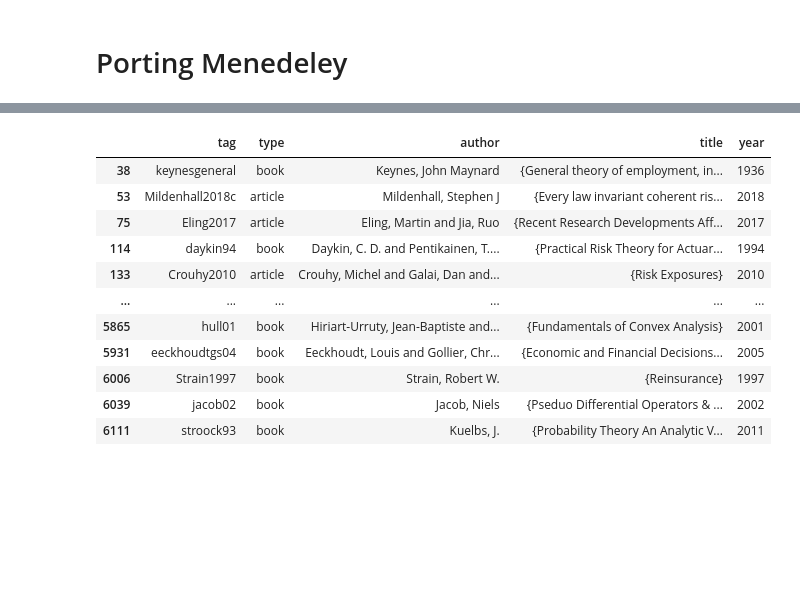
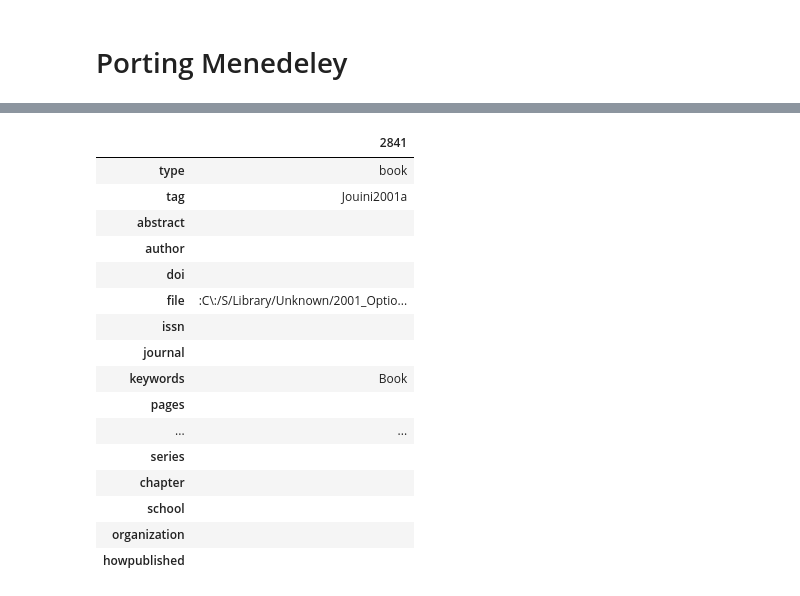
Before and after one commit to mynl/archivum_project, a Jupyter notebook: temp/Bibtex-to-df-and-tidy.ipynb, the cells around one changed output, grey strips where cells are left out. Saved outputs shown, nothing was run; the diff lists cells and outputs as text; code cells hidden in the pictures; blank space fills up the shorter version.

```diff
--- a/temp/Bibtex-to-df-and-tidy.ipynb
+++ b/temp/Bibtex-to-df-and-tidy.ipynb
@@ -105,4 +107,4 @@ for f in b.contents().column:
 # %% [markdown]
 # Porting Menedeley
 # %%
-b = sc.Bib2df(p, False)
+b = sc.Bib2df(p, True)
@@ -118,15 +184,20 @@ time: 0 ns (started: 2025-05-21 09:43:46 +01:00)
 # %%
-b.df.loc[b.df.file.isna(), base_cols]
+b.df.loc[[2841]].T
 # %% [output]
-|  | tag | type | author | title | year |
-| 38 | keynesgeneral | book | Keynes, John Maynard | {General theory of employment, in... | 1936 |
-| 53 | Mildenhall2018c | article | Mildenhall, Stephen J | {Every law invariant coherent ris... | 2018 |
-| 75 | Eling2017 | article | Eling, Martin and Jia, Ruo | {Recent Research Developments Aff... | 2017 |
-| 114 | daykin94 | book | Daykin, C. D. and Pentikainen, T.... | {Practical Risk Theory for Actuar... | 1994 |
-| 133 | Crouhy2010 | article | Crouhy, Michel and Galai, Dan and... | {Risk Exposures} | 2010 |
-| ... | ... | ... | ... | ... | ... |
-| 5865 | hull01 | book | Hiriart-Urruty, Jean-Baptiste and... | {Fundamentals of Convex Analysis} | 2001 |
-| 5931 | eeckhoudtgs04 | book | Eeckhoudt, Louis and Gollier, Chr... | {Economic and Financial Decisions... | 2005 |
-| 6006 | Strain1997 | book | Strain, Robert W. | {Reinsurance} | 1997 |
-| 6039 | jacob02 | book | Jacob, Niels | {Pseduo Differential Operators & ... | 2002 |
-| 6111 | stroock93 | book | Kuelbs, J. | {Probability Theory An Analytic V... | 2011 |
+|  | 2841 |
+| type | book |
+| tag | Jouini2001a |
+| abstract |  |
+| author |  |
+| doi |  |
+| file | :C\:/S/Library/Unknown/2001_Optio... |
+| issn |  |
+| journal |  |
+| keywords | Book |
+| pages |  |
+| ... | ... |
+| series |  |
+| chapter |  |
+| school |  |
+| organization |  |
+| howpublished |  |
```
Also changed, not shown: parts of 109 cells of this notebook, 15 other files.
